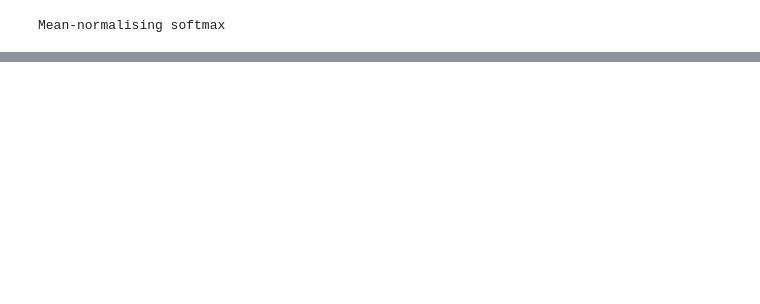
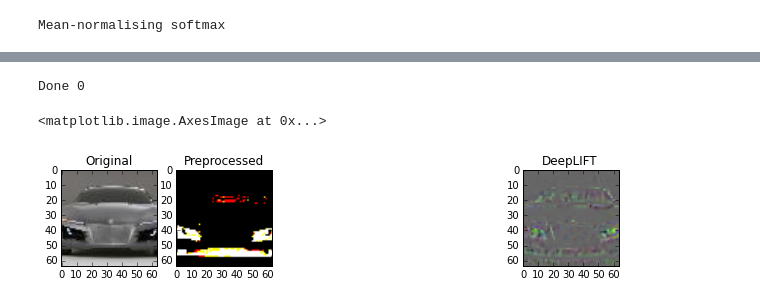
Before and after one commit to kundajelab/deeplift, a Jupyter notebook: examples/tinyimagenet/DeepLIFT_on_imagenet.ipynb, the cells around one changed output, grey strips where cells are left out. Drawn from its saved outputs; the diff is of its cells as text; code cells hidden in the pictures; blank space fills up the shorter version.

Commit message:
works on imagenet

```diff
--- a/examples/tinyimagenet/DeepLIFT_on_imagenet.ipynb
+++ b/examples/tinyimagenet/DeepLIFT_on_imagenet.ipynb
@@ -113,3 +119,10 @@ gradients = deeplift_util.run_function_in_batches(grad_func, input_data_list=[da
+# %%
+deeplift_contribs = target_contribs_func(task_idx=softmax_class,
+                                         input_data_list=[data],
+                                         batch_size=10,
+                                         progress_update=10000)
+# %% [output]
+Done 0
 # %%
 def rescale_func(values):
     values = 255.0*(values - np.min(values))/(np.max(values)-np.min(values))
@@ -117,19 +130,25 @@ def rescale_func(values):
 # %%
 import skimage
 from skimage.io import imread
 import matplotlib.pyplot as plt
 img_original=imread('val_'+str(idx)+'.JPEG').astype(np.uint8)
 plt.figure(figsize=(10, 2), facecolor='w')
 plt.suptitle("")
 plt.subplot(1, 5, 1)
 plt.title('Original')
 plt.imshow(img_original)
 plt.subplot(1,5,2)
 plt.title('Preprocessed')
 plt.imshow(data[idx].transpose(1,2,0).astype(np.uint8))
-plt.subplot(1,5,3)
-plt.title('Gradient')
-plt.imshow(rescale_func(gradients[idx]).transpose(1,2,0).astype(np.uint8))
-plt.subplot(1,5,4)
-plt.title('grad*inp (Taylor)')
-plt.imshow(rescale_func(gradients[idx]*data[idx]).transpose(1,2,0).astype(np.uint8))
+#plt.subplot(1,5,3)
+#plt.title('Gradient')
+#plt.imshow(rescale_func(gradients[idx]).transpose(1,2,0).astype(np.uint8))
+#plt.subplot(1,5,4)
+#plt.title('grad*inp (Taylor)')
+#plt.imshow(rescale_func(gradients[idx]*data[idx]).transpose(1,2,0).astype(np.uint8))
+plt.subplot(1,5,5)
+plt.title('DeepLIFT')
+plt.imshow(rescale_func(deeplift_contribs[idx]).transpose(1,2,0).astype(np.uint8))
+# %% [output]
+<matplotlib.image.AxesImage at 0x...>
+[figure, added]
```
Also changed, not shown: parts of 5 cells of this notebook, 6 other files.
